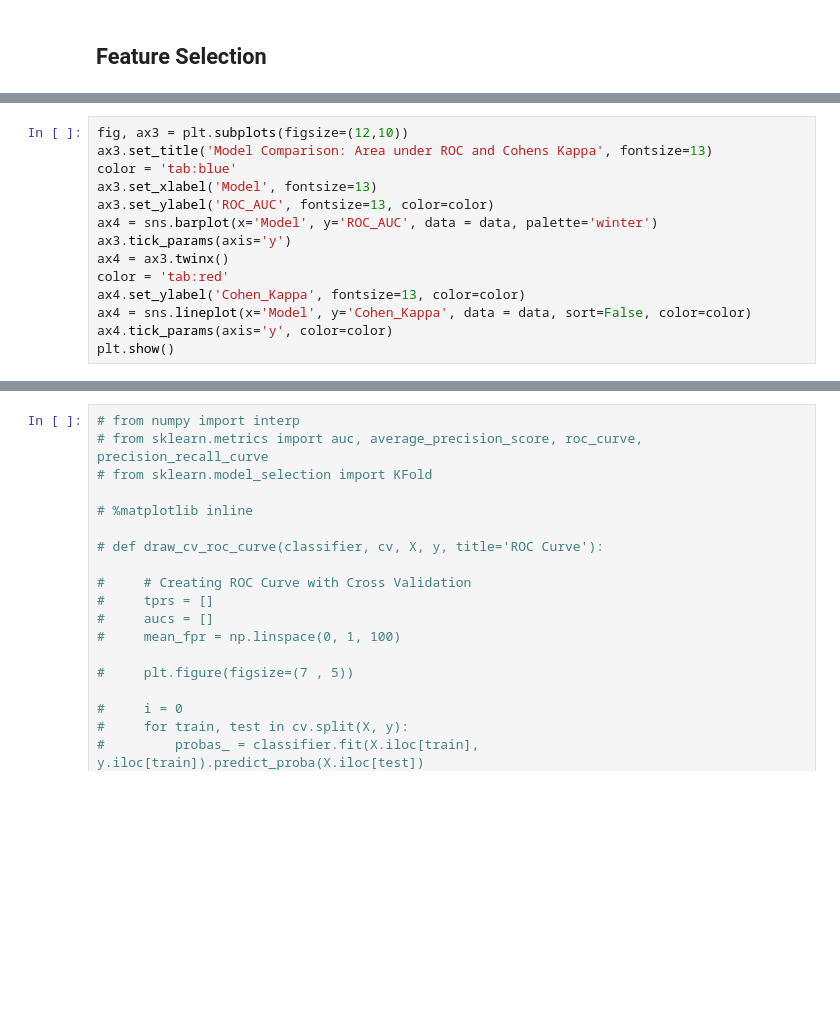
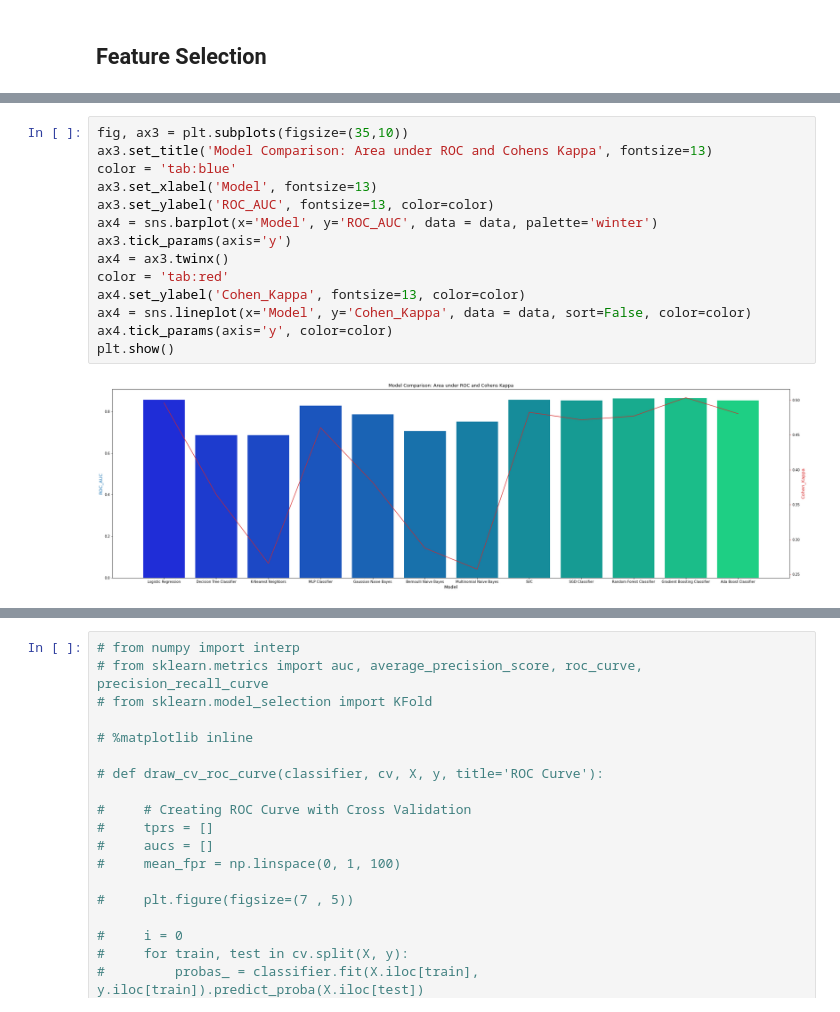
Before and after one commit to wyewlee/ML-Ass-Weather-Prediction, a Jupyter notebook: Copy_of_ML_Assignment.ipynb, the cells around one changed output, grey strips where cells are left out. Saved outputs shown, nothing was run; the diff lists cells and outputs as text; blank space fills up the shorter version.

```diff
--- a/Copy_of_ML_Assignment.ipynb
+++ b/Copy_of_ML_Assignment.ipynb
@@ -1329,14 +1317,16 @@ ax2.tick_params(axis='y', color=color)
 # %%
-fig, ax3 = plt.subplots(figsize=(12,10))
+fig, ax3 = plt.subplots(figsize=(35,10))
 ax3.set_title('Model Comparison: Area under ROC and Cohens Kappa', fontsize=13)
 color = 'tab:blue'
 ax3.set_xlabel('Model', fontsize=13)
 ax3.set_ylabel('ROC_AUC', fontsize=13, color=color)
 ax4 = sns.barplot(x='Model', y='ROC_AUC', data = data, palette='winter')
 ax3.tick_params(axis='y')
 ax4 = ax3.twinx()
 color = 'tab:red'
 ax4.set_ylabel('Cohen_Kappa', fontsize=13, color=color)
 ax4 = sns.lineplot(x='Model', y='Cohen_Kappa', data = data, sort=False, color=color)
 ax4.tick_params(axis='y', color=color)
 plt.show()
+# %% [output]
+[figure, added]
```
Also changed, not shown: parts of 12 cells of this notebook.
